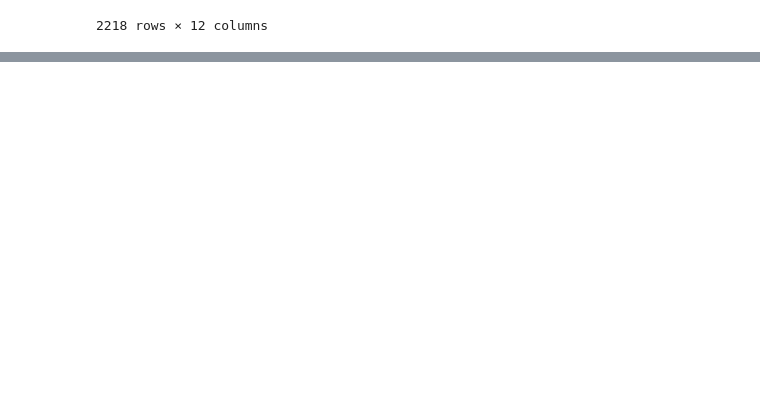
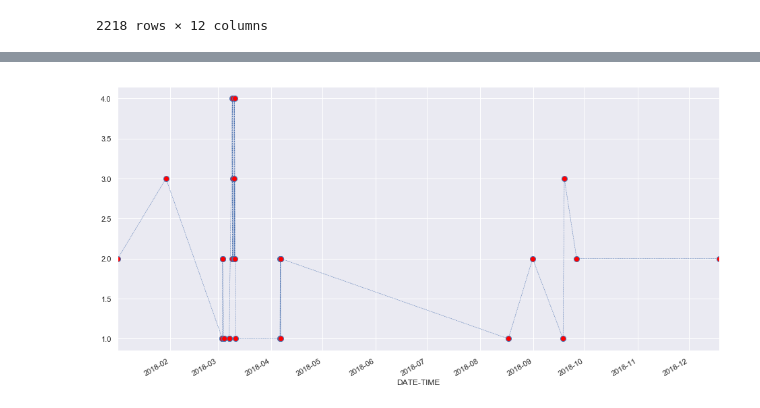
Before and after one commit to jaworra/Jupyter-Notebooks, a Jupyter notebook: here_analysis.ipynb, the cells around one changed output, grey strips where cells are left out. Saved outputs shown, nothing was run; the diff lists cells and outputs as text; code cells hidden in the pictures; blank space fills up the shorter version.

```diff
--- a/here_analysis.ipynb
+++ b/here_analysis.ipynb
@@ -538,0 +563,2 @@ print(str(distance_between_aadtsite_and_here_links)+ ' metres')
+# %%
+here_links=pd.read_csv('HERE_DA_40137_00000.csv')
@@ -538,0 +574,8 @@ print(str(distance_between_aadtsite_and_here_links)+ ' metres')
+# %%
+here_links_rel_col = here_links[['DATE-TIME','EPOCH-60MIN','COUNT']] #save only the columns needed
+here_links_rel_col['DATE-TIME']= pd.to_datetime(here_links_rel_col['DATE-TIME'],dayfirst=True) #set date/time column as time type
+
+#set weekday names
+here_links_rel_col['DATE-TIME'] = pd.to_datetime(here_links_rel_col['DATE-TIME'])
+here_links_rel_col['day_of_week'] = here_links_rel_col['DATE-TIME'].dt.day_name()
+here_links_rel_col.tail()
@@ -538,0 +599,6 @@ print(str(distance_between_aadtsite_and_here_links)+ ' metres')
+# %%
+import seaborn as sns
+sns.set(rc={'figure.figsize':(16, 8)})
+here_links_rel_col['COUNT'].plot(linewidth=0.5,marker='o',linestyle='dashed',label="toto",markersize=8,markerfacecolor='red');
+# %% [output]
+[figure, added]
```
Also changed, not shown: parts of 27 cells of this notebook, 1 other file.
